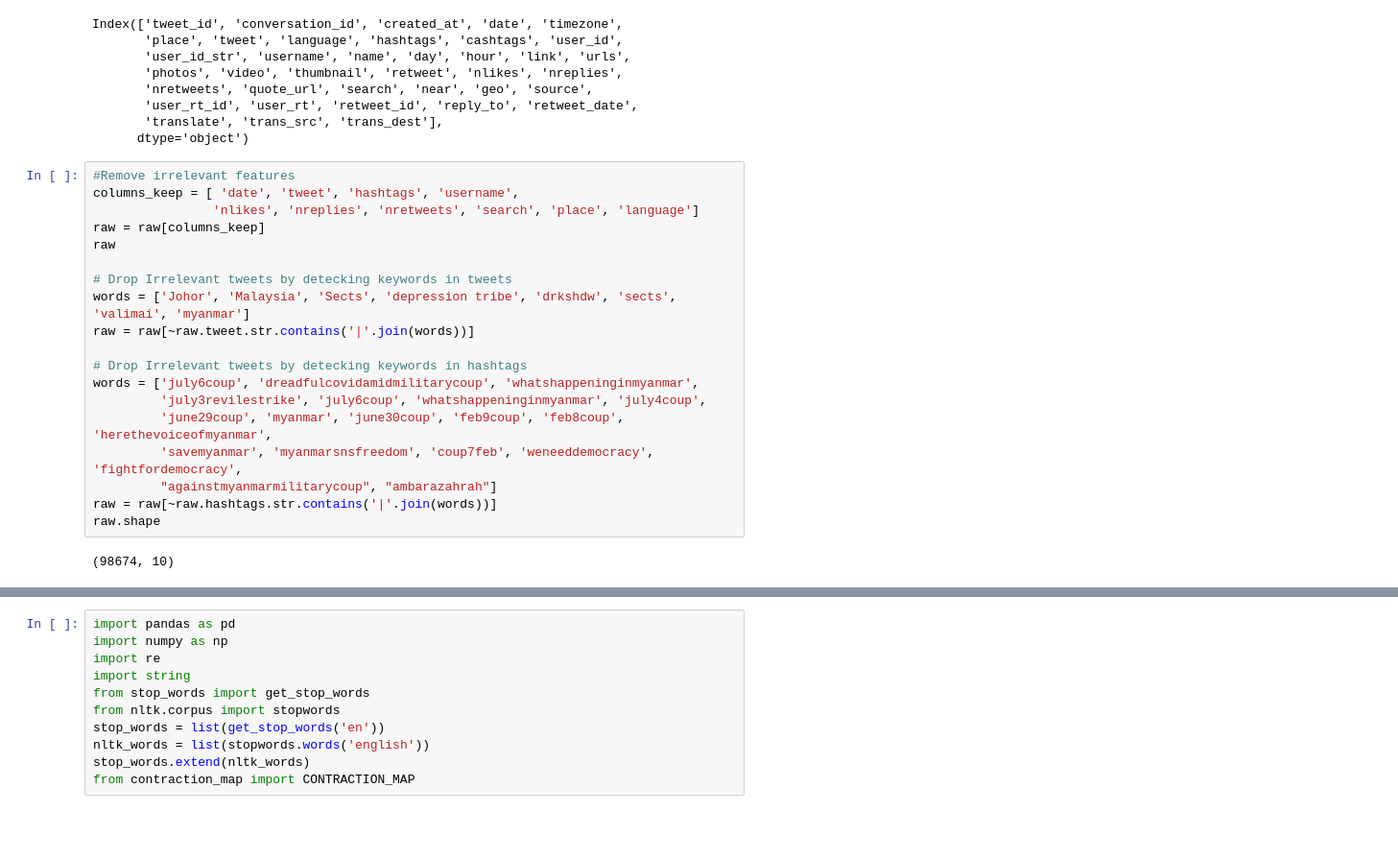
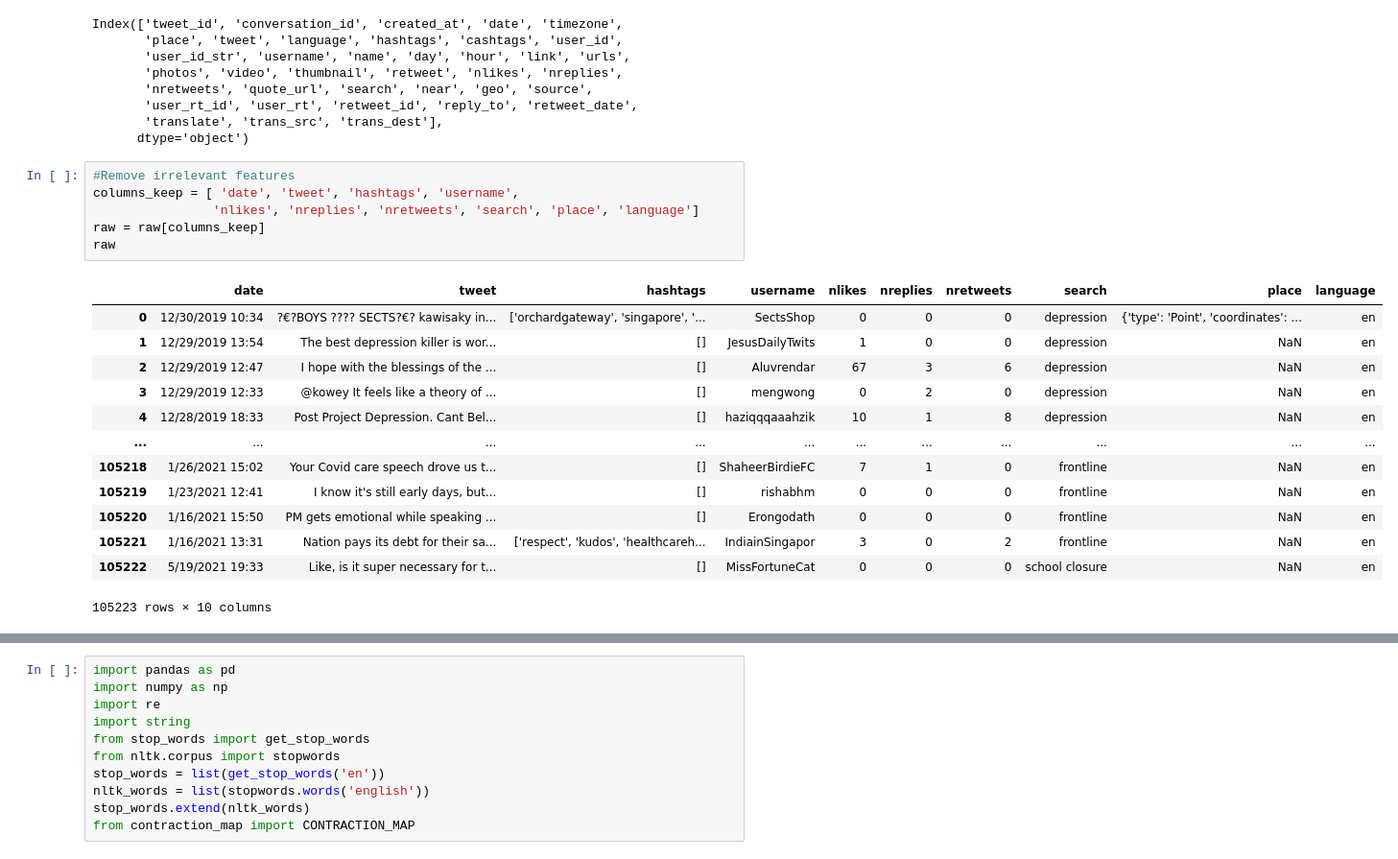
Before and after one commit to OmdenaAI/omdena-singapore-covid-health, a Jupyter notebook: src/tasks/task-1-data-scraping/twitter/final_clean.ipynb, the cells around one changed output, grey strips where cells are left out. Shown: that part at 96% size. Cells and saved outputs as stored; diff of their text form; blank space fills up the shorter version.

```diff
--- a/src/tasks/task-1-data-scraping/twitter/final_clean.ipynb
+++ b/src/tasks/task-1-data-scraping/twitter/final_clean.ipynb
@@ -18,24 +18,23 @@ Index(['tweet_id', 'conversation_id', 'created_at', 'date', 'timezone',
 # %%
 #Remove irrelevant features
 columns_keep = [ 'date', 'tweet', 'hashtags', 'username',
                 'nlikes', 'nreplies', 'nretweets', 'search', 'place', 'language']
 raw = raw[columns_keep]
 raw
-
-# Drop Irrelevant tweets by detecking keywords in tweets
-words = ['Johor', 'Malaysia', 'Sects', 'depression tribe', 'drkshdw', 'sects', 'valimai', 'myanmar']
-raw = raw[~raw.tweet.str.contains('|'.join(words))]
-
-# Drop Irrelevant tweets by detecking keywords in hashtags
-words = ['july6coup', 'dreadfulcovidamidmilitarycoup', 'whatshappeninginmyanmar',
-         'july3revilestrike', 'july6coup', 'whatshappeninginmyanmar', 'july4coup',
-         'june29coup', 'myanmar', 'june30coup', 'feb9coup', 'feb8coup', 'herethevoiceofmyanmar',
-         'savemyanmar', 'myanmarsnsfreedom', 'coup7feb', 'weneeddemocracy', 'fightfordemocracy',
-         "againstmyanmarmilitarycoup", "ambarazahrah"]
-raw = raw[~raw.hashtags.str.contains('|'.join(words))]
-raw.shape
 # %% [output]
+|  | date | tweet | hashtags | username | nlikes | nreplies | nretweets | search | place | language |
+| 0 | 12/30/2019 10:34 | ?€?BOYS ???? SECTS?€? kawisaky in... | ['orchardgateway', 'singapore', '... | SectsShop | 0 | 0 | 0 | depression | {'type': 'Point', 'coordinates': ... | en |
+| 1 | 12/29/2019 13:54 | The best depression killer is wor... | [] | JesusDailyTwits | 1 | 0 | 0 | depression | NaN | en |
+| 2 | 12/29/2019 12:47 | I hope with the blessings of the ... | [] | Aluvrendar | 67 | 3 | 6 | depression | NaN | en |
+| 3 | 12/29/2019 12:33 | @kowey It feels like a theory of ... | [] | mengwong | 0 | 2 | 0 | depression | NaN | en |
+| 4 | 12/28/2019 18:33 | Post Project Depression. Cant Bel... | [] | haziqqqaaahzik | 10 | 1 | 8 | depression | NaN | en |
+| ... | ... | ... | ... | ... | ... | ... | ... | ... | ... | ... |
+| 105218 | 1/26/2021 15:02 | Your Covid care speech drove us t... | [] | ShaheerBirdieFC | 7 | 1 | 0 | frontline | NaN | en |
+| 105219 | 1/23/2021 12:41 | I know it's still early days, but... | [] | rishabhm | 0 | 0 | 0 | frontline | NaN | en |
+| 105220 | 1/16/2021 15:50 | PM gets emotional while speaking ... | [] | Erongodath | 0 | 0 | 0 | frontline | NaN | en |
+| 105221 | 1/16/2021 13:31 | Nation pays its debt for their sa... | ['respect', 'kudos', 'healthcareh... | IndiainSingapor | 3 | 0 | 2 | frontline | NaN | en |
+| 105222 | 5/19/2021 19:33 | Like, is it super necessary for t... | [] | MissFortuneCat | 0 | 0 | 0 | school closure | NaN | en |
-(98674, 10)
+105223 rows × 10 columns
 # %%
 # Remove duplicate rows
 raw.drop_duplicates(inplace=True)
```
Also changed, not shown: parts of 5 cells of this notebook.
